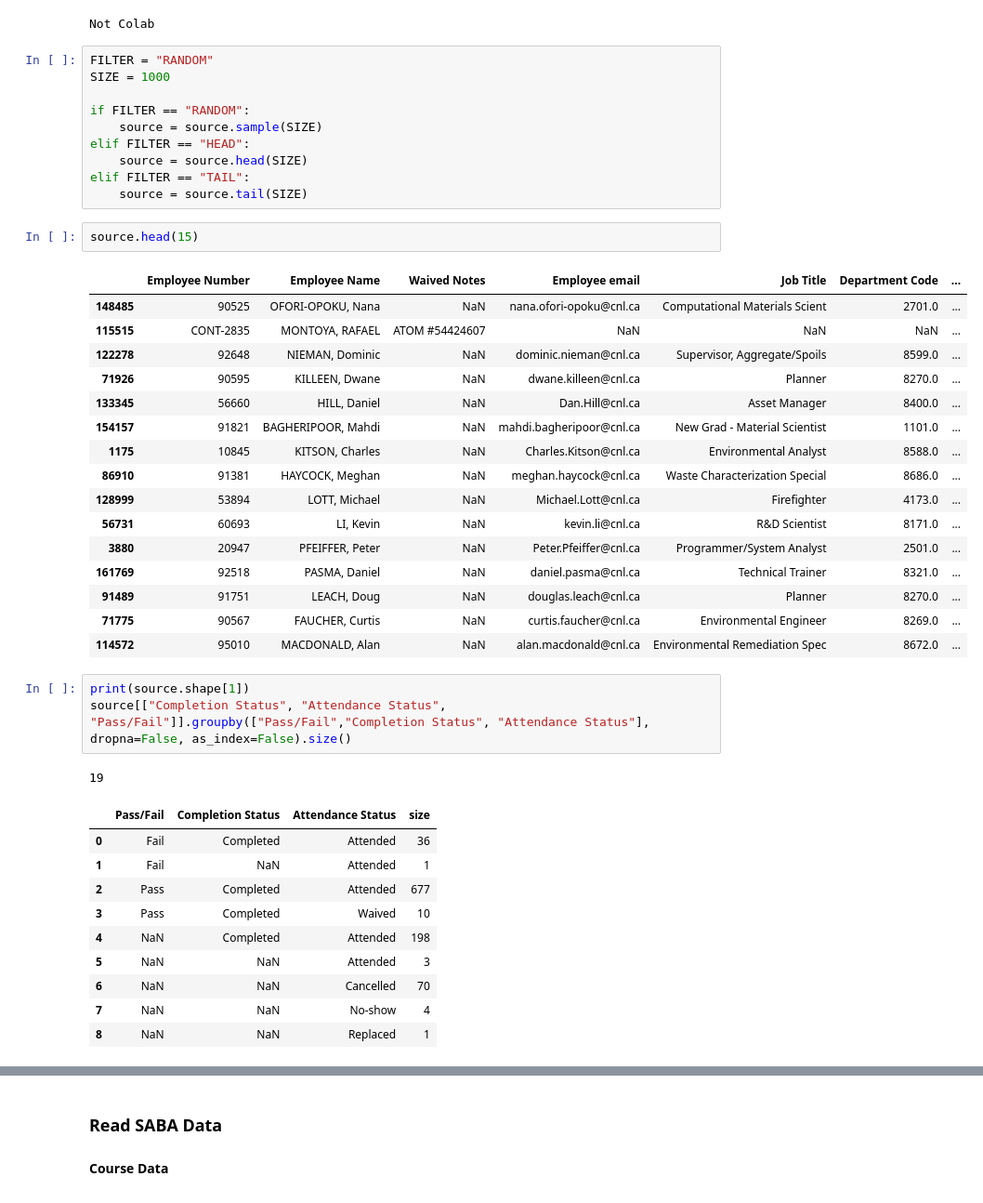
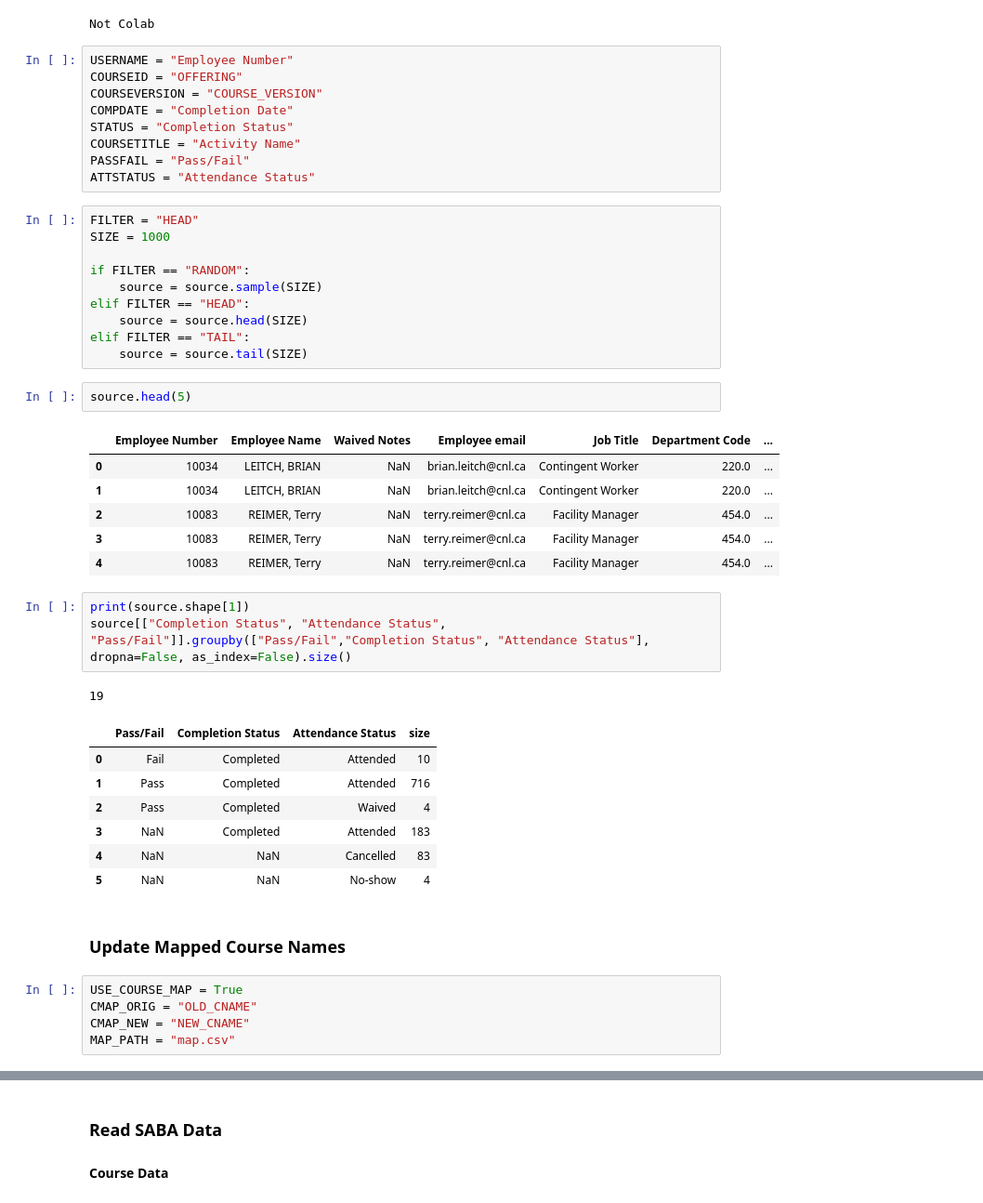
Before and after one commit to AkeemSemper/Cert_Import_Translation, a Jupyter notebook: transcript.ipynb, the cells around one changed output, grey strips where cells are left out. Shown at 93% size. Cells and saved outputs as stored; diff of their text form.

```diff
--- a/transcript.ipynb
+++ b/transcript.ipynb
@@ -27,8 +27,17 @@ else:
   source = pd.read_excel(filename)
 # %% [output]
 Not Colab
+# %%
+USERNAME = "Employee Number"
+COURSEID = "OFFERING"
+COURSEVERSION = "COURSE_VERSION"
+COMPDATE = "Completion Date"
+STATUS = "Completion Status"
+COURSETITLE = "Activity Name"
+PASSFAIL = "Pass/Fail"
+ATTSTATUS = "Attendance Status"
 # %%
-FILTER = "RANDOM"
+FILTER = "HEAD"
 SIZE = 1000
 
 if FILTER == "RANDOM":
@@ -38,36 +47,30 @@ elif FILTER == "HEAD":
 elif FILTER == "TAIL":
     source = source.tail(SIZE)
 # %%
-source.head(15)
+source.head(5)
 # %% [output]
 |  | Employee Number | Employee Name | Waived Notes | Employee email | Job Title | Department Code | ... |
-| 148485 | 90525 | OFORI-OPOKU, Nana | NaN | nana.ofori-opoku@cnl.ca | Computational Materials Scient | 2701.0 | ... |
-| 115515 | CONT-2835 | MONTOYA, RAFAEL | ATOM #54424607 | NaN | NaN | NaN | ... |
-| 122278 | 92648 | NIEMAN, Dominic | NaN | dominic.nieman@cnl.ca | Supervisor, Aggregate/Spoils | 8599.0 | ... |
-| 71926 | 90595 | KILLEEN, Dwane | NaN | dwane.killeen@cnl.ca | Planner | 8270.0 | ... |
-| 133345 | 56660 | HILL, Daniel | NaN | Dan.Hill@cnl.ca | Asset Manager | 8400.0 | ... |
-| 154157 | 91821 | BAGHERIPOOR, Mahdi | NaN | mahdi.bagheripoor@cnl.ca | New Grad - Material Scientist | 1101.0 | ... |
-| 1175 | 10845 | KITSON, Charles | NaN | Charles.Kitson@cnl.ca | Environmental Analyst | 8588.0 | ... |
-| 86910 | 91381 | HAYCOCK, Meghan | NaN | meghan.haycock@cnl.ca | Waste Characterization Special | 8686.0 | ... |
-| 128999 | 53894 | LOTT, Michael | NaN | Michael.Lott@cnl.ca | Firefighter | 4173.0 | ... |
-| 56731 | 60693 | LI, Kevin | NaN | kevin.li@cnl.ca | R&D Scientist | 8171.0 | ... |
-| 3880 | 20947 | PFEIFFER, Peter | NaN | Peter.Pfeiffer@cnl.ca | Programmer/System Analyst | 2501.0 | ... |
-| 161769 | 92518 | PASMA, Daniel | NaN | daniel.pasma@cnl.ca | Technical Trainer | 8321.0 | ... |
-| 91489 | 91751 | LEACH, Doug | NaN | douglas.leach@cnl.ca | Planner | 8270.0 | ... |
-| 71775 | 90567 | FAUCHER, Curtis | NaN | curtis.faucher@cnl.ca | Environmental Engineer | 8269.0 | ... |
-| 114572 | 95010 | MACDONALD, Alan | NaN | alan.macdonald@cnl.ca | Environmental Remediation Spec | 8672.0 | ... |
+| 0 | 10034 | LEITCH, BRIAN | NaN | brian.leitch@cnl.ca | Contingent Worker | 220.0 | ... |
+| 1 | 10034 | LEITCH, BRIAN | NaN | brian.leitch@cnl.ca | Contingent Worker | 220.0 | ... |
+| 2 | 10083 | REIMER, Terry | NaN | terry.reimer@cnl.ca | Facility Manager | 454.0 | ... |
+| 3 | 10083 | REIMER, Terry | NaN | terry.reimer@cnl.ca | Facility Manager | 454.0 | ... |
+| 4 | 10083 | REIMER, Terry | NaN | terry.reimer@cnl.ca | Facility Manager | 454.0 | ... |
 # %%
 print(source.shape[1])
 source[["Completion Status", "Attendance Status", "Pass/Fail"]].groupby(["Pass/Fail","Completion Status", "Attendance Status"], dropna=False, as_index=False).size()
 # %% [output]
 19
 |  | Pass/Fail | Completion Status | Attendance Status | size |
-| 0 | Fail | Completed | Attended | 36 |
-| 1 | Fail | NaN | Attended | 1 |
-| 2 | Pass | Completed | Attended | 677 |
-| 3 | Pass | Completed | Waived | 10 |
-| 4 | NaN | Completed | Attended | 198 |
-| 5 | NaN | NaN | Attended | 3 |
-| 6 | NaN | NaN | Cancelled | 70 |
-| 7 | NaN | NaN | No-show | 4 |
-| 8 | NaN | NaN | Replaced | 1 |
+| 0 | Fail | Completed | Attended | 10 |
+| 1 | Pass | Completed | Attended | 716 |
+| 2 | Pass | Completed | Waived | 4 |
+| 3 | NaN | Completed | Attended | 183 |
+| 4 | NaN | NaN | Cancelled | 83 |
+| 5 | NaN | NaN | No-show | 4 |
+# %% [markdown]
+### Update Mapped Course Names
+# %%
+USE_COURSE_MAP = True
+CMAP_ORIG = "OLD_CNAME"
+CMAP_NEW = "NEW_CNAME"
+MAP_PATH = "map.csv"
```
Also changed, not shown: parts of 15 cells of this notebook, 6 other files.
